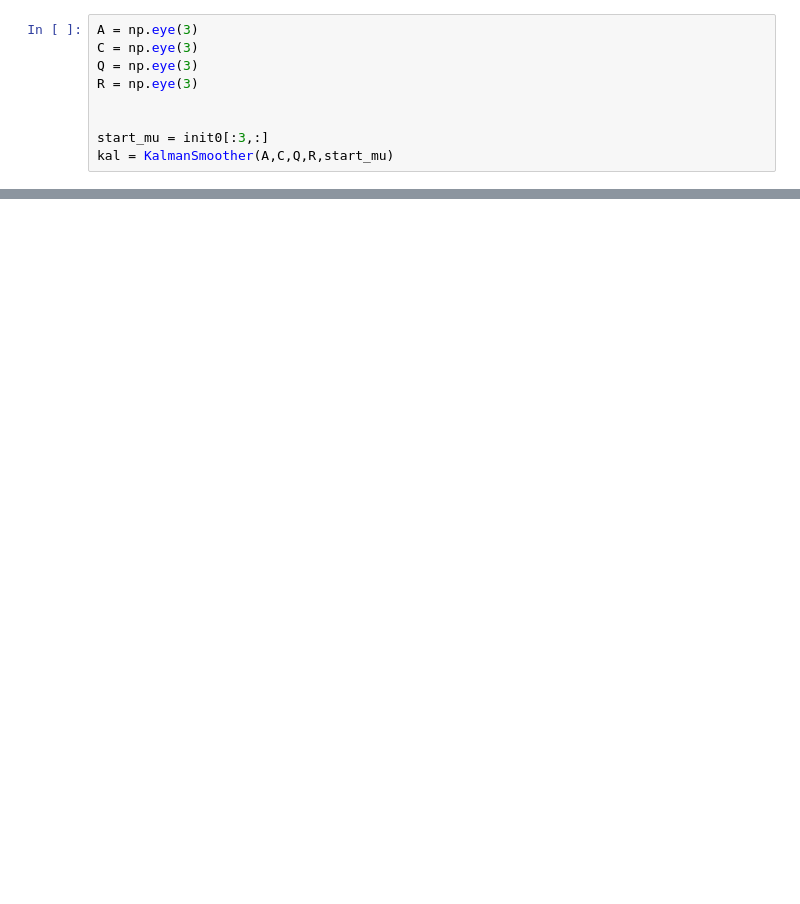
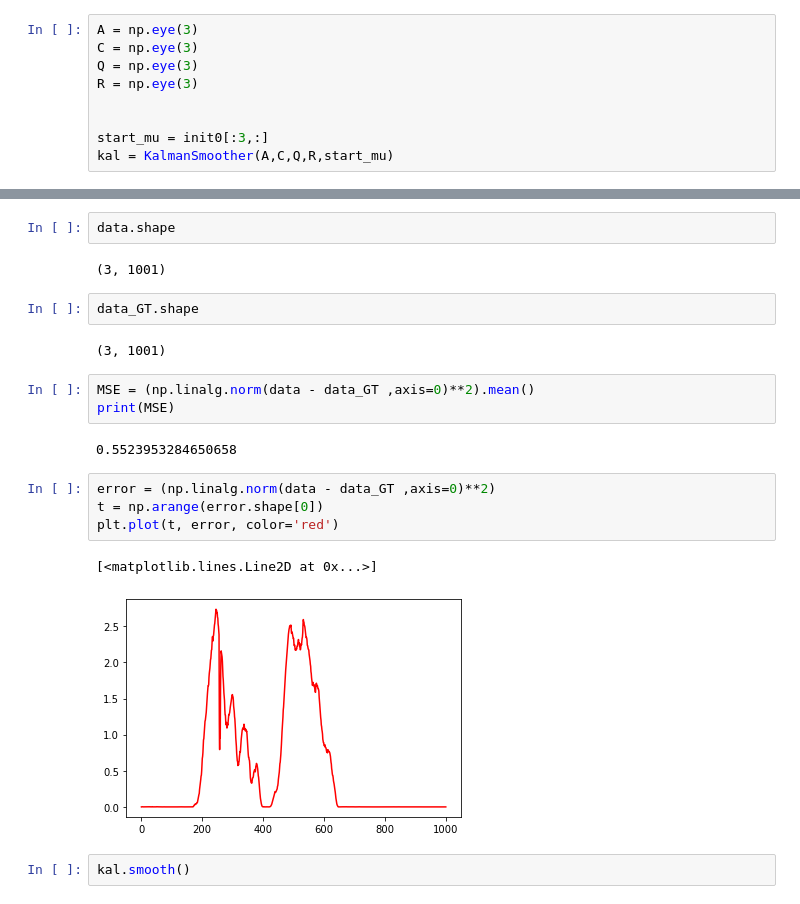
Before and after one commit to dangthanhan507/Vehicle-Tracking, a Jupyter notebook: notebook/Kalman Smoothing.ipynb, the cells around one changed output, grey strips where cells are left out. Drawn from its saved outputs; the diff is of its cells as text; blank space fills up the shorter version.

```diff
--- a/notebook/Kalman Smoothing.ipynb
+++ b/notebook/Kalman Smoothing.ipynb
@@ -146,0 +133,22 @@ plt.show()
+# %%
+data.shape
+# %% [output]
+(3, 1001)
+# %%
+data_GT.shape
+# %% [output]
+(3, 1001)
+# %%
+MSE = (np.linalg.norm(data - data_GT ,axis=0)**2).mean()
+print(MSE)
+# %% [output]
+0.5523953284650658
+# %%
+error = (np.linalg.norm(data - data_GT ,axis=0)**2)
+t = np.arange(error.shape[0])
+plt.plot(t, error, color='red')
+# %% [output]
+[<matplotlib.lines.Line2D at 0x...>]
+[figure, added]
+# %%
+kal.smooth()
```
Also changed, not shown: parts of 15 cells of this notebook, 1 other file.
